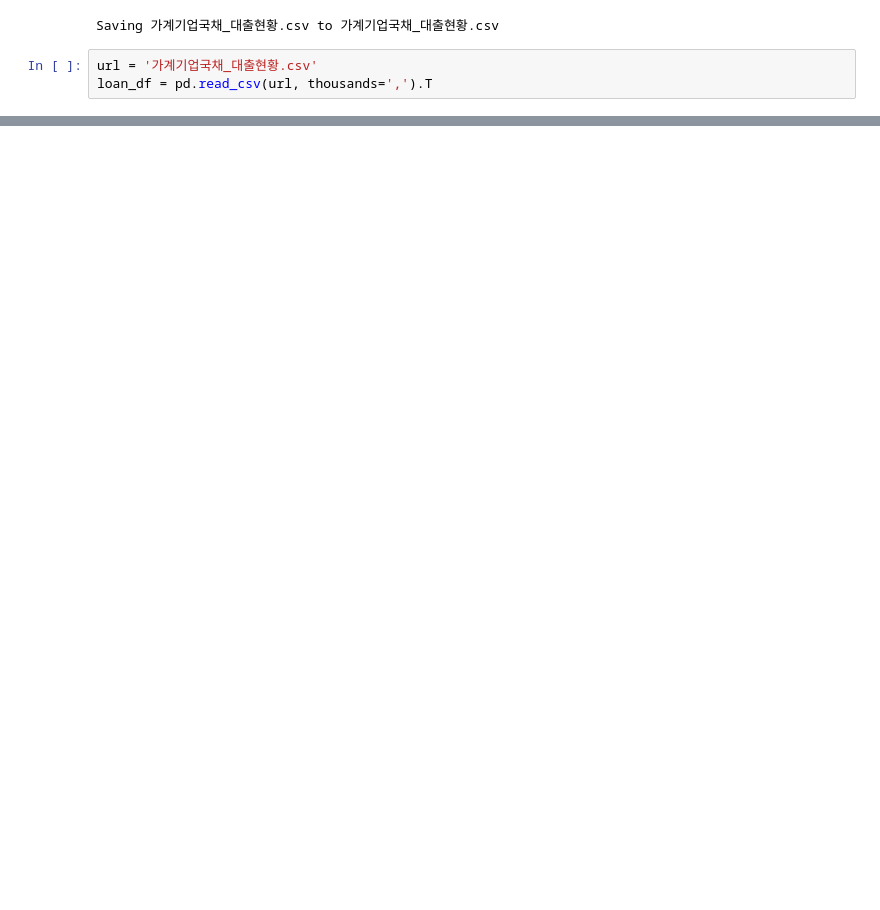
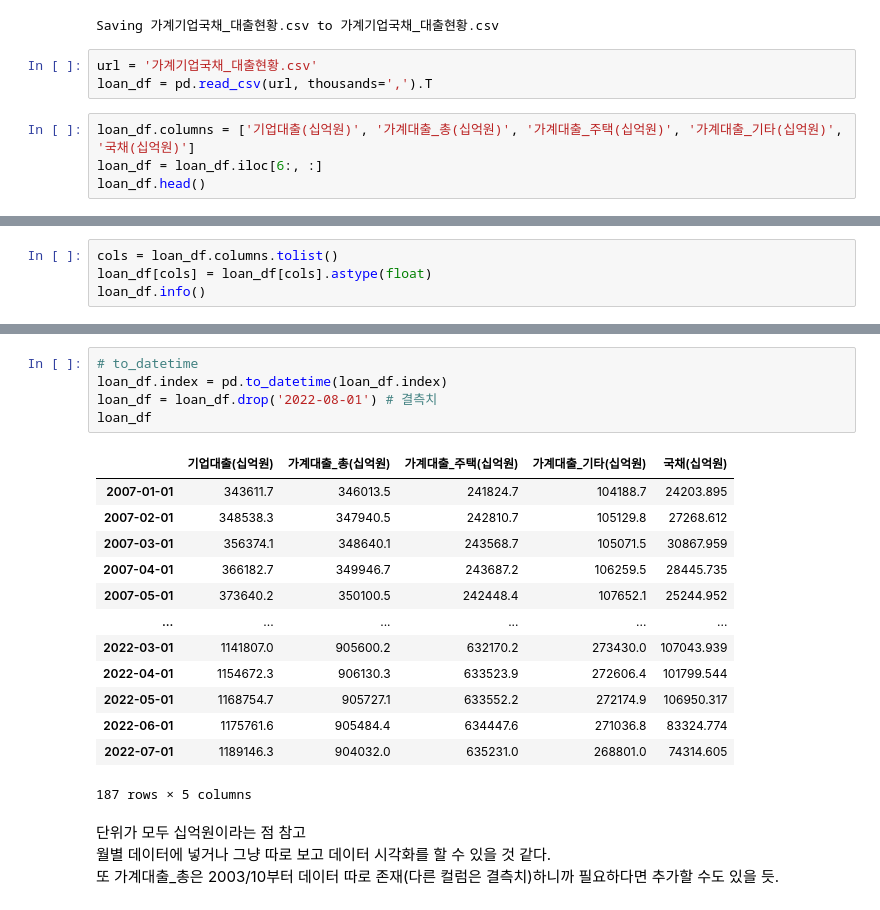
Before and after one commit to nan-park/section2_project, a Jupyter notebook: kor_data_preprocessing.ipynb, the cells around one changed output, grey strips where cells are left out. Drawn from its saved outputs; the diff is of its cells as text; blank space fills up the shorter version.

```diff
--- a/kor_data_preprocessing.ipynb
+++ b/kor_data_preprocessing.ipynb
@@ -628,3 +631,7 @@ Saving 가계기업국채_대출현황.csv to 가계기업국채_대출현황.cs
 # %%
 url = '가계기업국채_대출현황.csv'
 loan_df = pd.read_csv(url, thousands=',').T
+# %%
+loan_df.columns = ['기업대출(십억원)', '가계대출_총(십억원)', '가계대출_주택(십억원)', '가계대출_기타(십억원)', '국채(십억원)']
+loan_df = loan_df.iloc[6:, :]
+loan_df.head()
@@ -630,0 +645,4 @@ loan_df = pd.read_csv(url, thousands=',').T
+# %%
+cols = loan_df.columns.tolist()
+loan_df[cols] = loan_df[cols].astype(float)
+loan_df.info()
@@ -630,0 +662,23 @@ loan_df = pd.read_csv(url, thousands=',').T
+# %%
+# to_datetime
+loan_df.index = pd.to_datetime(loan_df.index)
+loan_df = loan_df.drop('2022-08-01') # 결측치
+loan_df
+# %% [output]
+|  | 기업대출(십억원) | 가계대출_총(십억원) | 가계대출_주택(십억원) | 가계대출_기타(십억원) | 국채(십억원) |
+| 2007-01-01 | 343611.7 | 346013.5 | 241824.7 | 104188.7 | 24203.895 |
+| 2007-02-01 | 348538.3 | 347940.5 | 242810.7 | 105129.8 | 27268.612 |
+| 2007-03-01 | 356374.1 | 348640.1 | 243568.7 | 105071.5 | 30867.959 |
+| 2007-04-01 | 366182.7 | 349946.7 | 243687.2 | 106259.5 | 28445.735 |
+| 2007-05-01 | 373640.2 | 350100.5 | 242448.4 | 107652.1 | 25244.952 |
+| ... | ... | ... | ... | ... | ... |
+| 2022-03-01 | 1141807.0 | 905600.2 | 632170.2 | 273430.0 | 107043.939 |
+| 2022-04-01 | 1154672.3 | 906130.3 | 633523.9 | 272606.4 | 101799.544 |
+| 2022-05-01 | 1168754.7 | 905727.1 | 633552.2 | 272174.9 | 106950.317 |
+| 2022-06-01 | 1175761.6 | 905484.4 | 634447.6 | 271036.8 | 83324.774 |
+| 2022-07-01 | 1189146.3 | 904032.0 | 635231.0 | 268801.0 | 74314.605 |
+187 rows × 5 columns
+# %% [markdown]
+단위가 모두 십억원이라는 점 참고<br>
+월별 데이터에 넣거나 그냥 따로 보고 데이터 시각화를 할 수 있을 것 같다.<br>
+또 가계대출_총은 2003/10부터 데이터 따로 존재(다른 컬럼은 결측치)하니까 필요하다면 추가할 수도 있을 듯.
```
Also changed, not shown: parts of 13 cells of this notebook.
